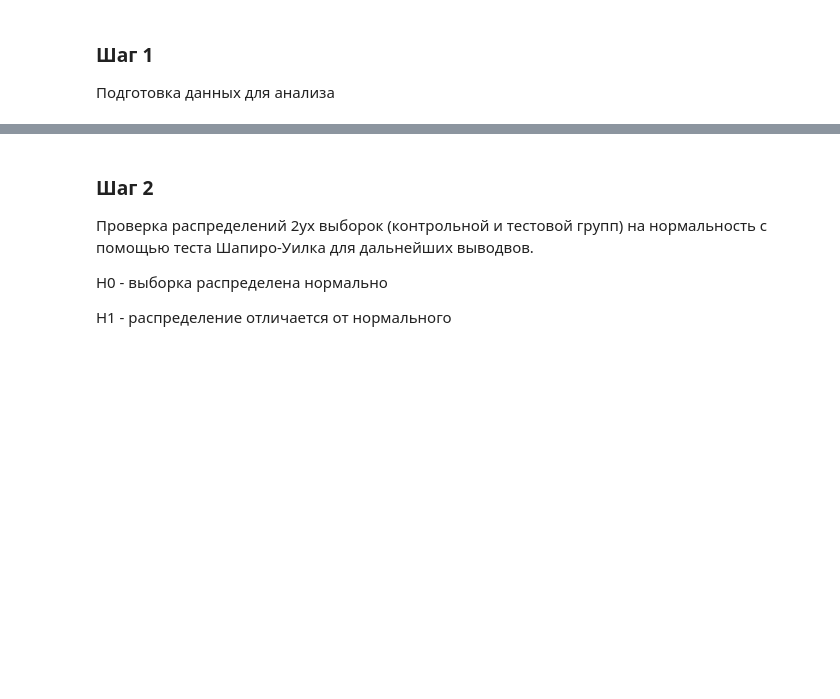
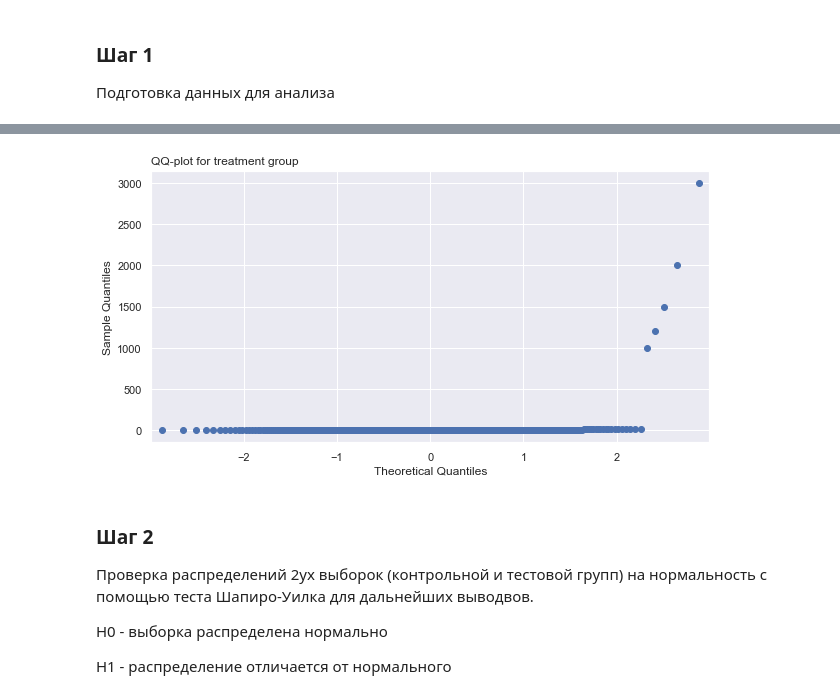
Before and after one commit to MMarieva/Bootstrap_method, a Jupyter notebook: Bootstrap_homework.ipynb, the cells around one changed output, grey strips where cells are left out. Saved outputs shown, nothing was run; the diff lists cells and outputs as text; code cells hidden in the pictures; blank space fills up the shorter version.

```diff
--- a/Bootstrap_homework.ipynb
+++ b/Bootstrap_homework.ipynb
@@ -45,3 +83,9 @@ data['value'] = data.value.astype('float')
+# %%
+sm.qqplot(data.query('experimentVariant == "Treatment"').value)
+plt.title('QQ-plot for treatment group', loc='left')
+plt.show()
+# %% [output]
+[figure, added]
 # %% [markdown]
 ### Шаг 2
 Проверка распределений 2ух выборок (контрольной и тестовой групп) на нормальность с помощью теста Шапиро-Уилка для дальнейших выводвов.
```
Also changed, not shown: parts of 9 cells of this notebook.
